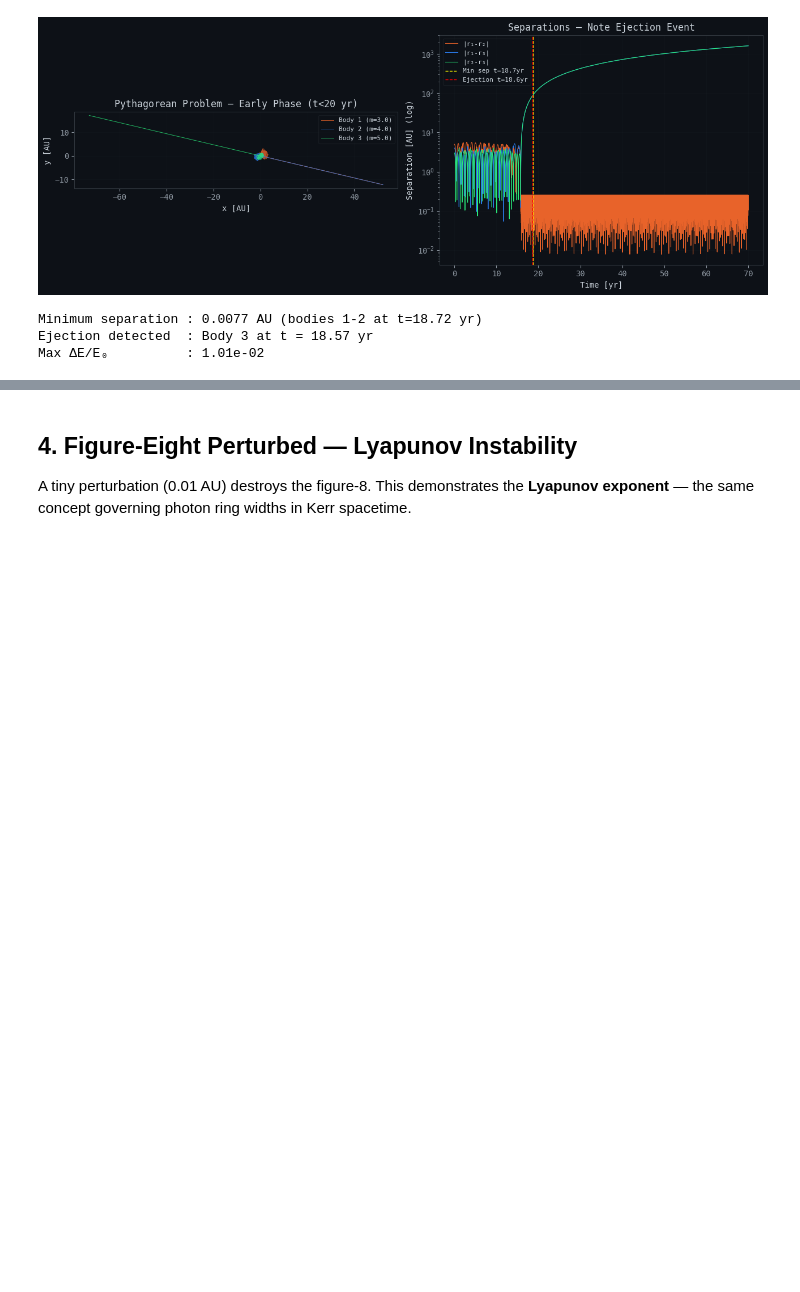
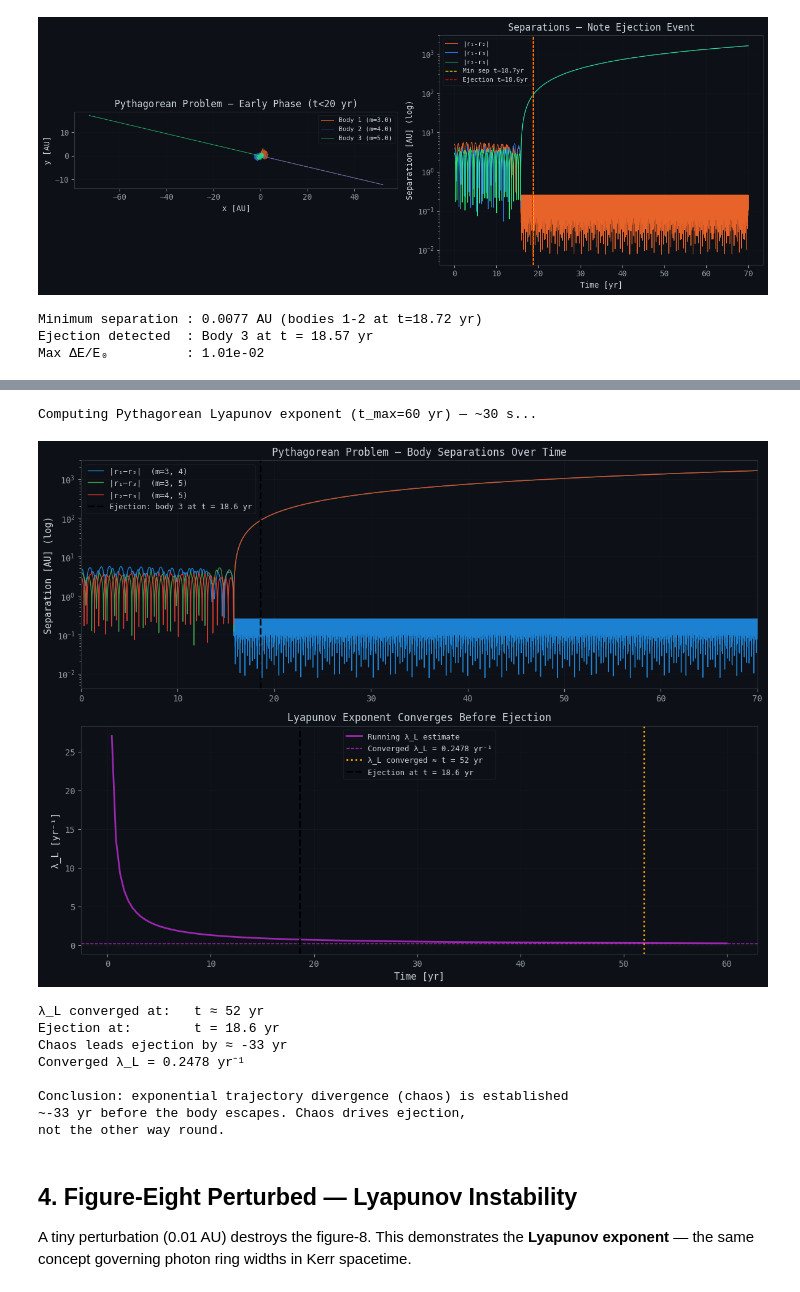
Before and after one commit to shreeharshshinde/three-body-problem, a Jupyter notebook: notebooks/02_famous_orbits.ipynb, the cells around one changed output, grey strips where cells are left out. Drawn from its saved outputs; the diff is of its cells as text; code cells hidden in the pictures; blank space fills up the shorter version.

```diff
--- a/notebooks/02_famous_orbits.ipynb
+++ b/notebooks/02_famous_orbits.ipynb
@@ -142,3 +149,66 @@ Max ΔE/E₀          : 1.01e-02
+# %%
+from src.core.initial_conditions import pythagorean
+from src.analysis.analysis import estimate_lyapunov_exponent, separation_matrix
+
+print('Computing Pythagorean Lyapunov exponent (t_max=60 yr) — ~30 s...')
+lyap_times, lyap_vals = estimate_lyapunov_exponent(
+    pythagorean(), t_max=60.0, dt=0.01, n_renorm=150
+)
+
+# Convergence: first point where running avg is within 15% of final value
+conv_mask = np.abs(lyap_vals - lyap_vals[-1]) < 0.15 * lyap_vals[-1]
+conv_t    = float(lyap_times[np.where(conv_mask)[0][0]]) if conv_mask.any() else lyap_times[-1]
+
+fig, axes = plt.subplots(2, 1, figsize=(12, 9), sharex=False)
+
+# Panel 1: body separations (res, seps, ejection already computed in cell above)
+ax1 = axes[0]
+pair_labels = ['|r₁−r₂|  (m=3, 4)', '|r₁−r₃|  (m=3, 5)', '|r₂−r₃|  (m=4, 5)']
+for i, (lbl, clr) in enumerate(zip(pair_labels, ['#2196F3', '#4CAF50', '#F44336'])):
+    ax1.semilogy(res.t, seps[:, i] + 1e-6, color=clr, lw=1, alpha=0.85, label=lbl)
+if ejection:
+    ax1.axvline(ejection[1], color='black', ls='--', lw=2,
+                label=f'Ejection: body {ejection[0]+1} at t = {ejection[1]:.1f} yr')
+ax1.set_ylabel('Separation [AU] (log)', fontsize=11)
+ax1.set_title('Pythagorean Problem — Body Separations Over Time', fontsize=12)
+ax1.legend(fontsize=9); ax1.grid(True, alpha=0.3); ax1.set_xlim(0, 70)
+
+# Panel 2: Lyapunov exponent vs time
+ax2 = axes[1]
+ax2.plot(lyap_times, lyap_vals, color='#9C27B0', lw=2, label='Running λ_L estimate')
+ax2.axhline(lyap_vals[-1], color='#9C27B0', ls='--', lw=1,
+            label=f'Converged λ_L = {lyap_vals[-1]:.4f} yr⁻¹')
+ax2.axvline(conv_t, color='orange', ls=':', lw=2,
+            label=f'λ_L converged ≈ t = {conv_t:.0f} yr')
+if ejection:
+    ax2.axvline(ejection[1], color='black', ls='--', lw=2,
+                label=f'Ejection at t = {ejection[1]:.1f} yr')
+ax2.set_xlabel('Time [yr]', fontsize=11); ax2.set_ylabel('λ_L [yr⁻¹]', fontsize=11)
+ax2.set_title('Lyapunov Exponent Converges Before Ejection', fontsize=12)
+ax2.legend(fontsize=9); ax2.grid(True, alpha=0.3)
+plt.tight_layout(); plt.show()
+
+if ejection:
+    lead = ejection[1] - conv_t
+    print(f'λ_L converged at:   t ≈ {conv_t:.0f} yr')
+    print(f'Ejection at:        t = {ejection[1]:.1f} yr')
+    print(f'Chaos leads ejection by ≈ {lead:.0f} yr')
+    print(f'Converged λ_L = {lyap_vals[-1]:.4f} yr⁻¹')
+    print()
+    print('Conclusion: exponential trajectory divergence (chaos) is established')
+    print(f'~{lead:.0f} yr before the body escapes. Chaos drives ejection,')
+    print('not the other way round.')
+# %% [output]
+Computing Pythagorean Lyapunov exponent (t_max=60 yr) — ~30 s...
+[figure, added]
+λ_L converged at:   t ≈ 52 yr
+Ejection at:        t = 18.6 yr
+Chaos leads ejection by ≈ -33 yr
+Converged λ_L = 0.2478 yr⁻¹
+
+Conclusion: exponential trajectory divergence (chaos) is established
+~-33 yr before the body escapes. Chaos drives ejection,
+not the other way round.
 # %% [markdown]
 ## 4. Figure-Eight Perturbed — Lyapunov Instability
 
```
Also changed, not shown: parts of 2 cells of this notebook.
